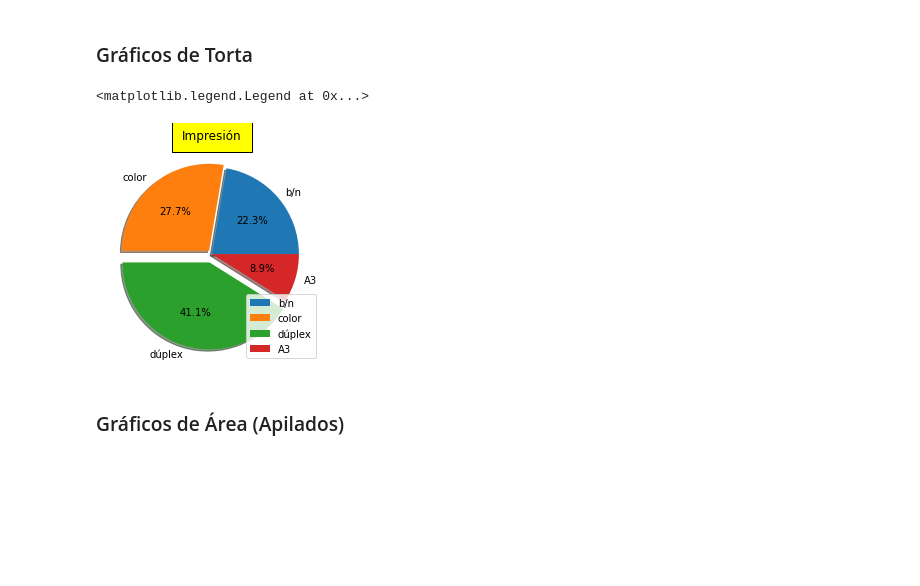
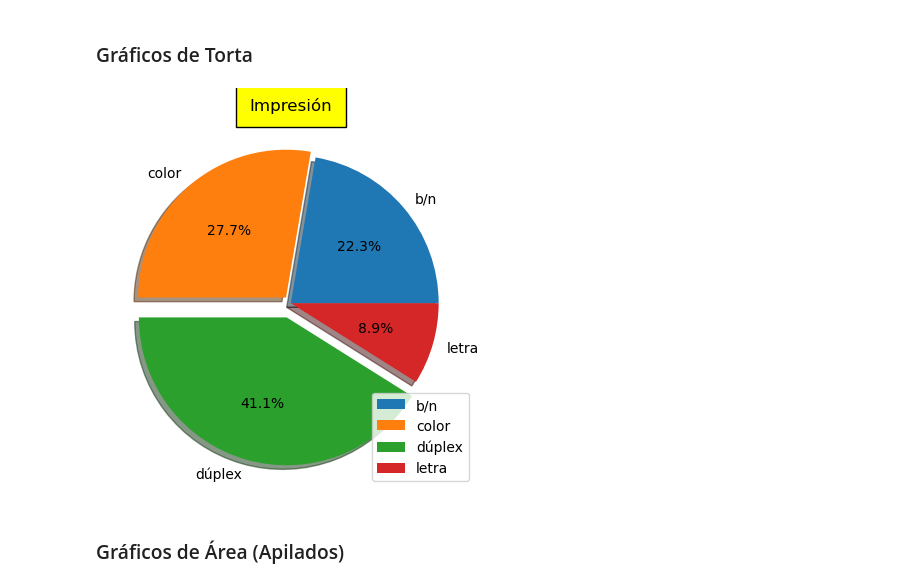
Before and after one commit to wladrod/AprendizajeAutomatico2023, a Jupyter notebook: notebooks/04-TutorialMatplotlib.ipynb, the cells around one changed output. Saved outputs shown, nothing was run; the diff lists cells and outputs as text; code cells hidden in the pictures; blank space fills up the shorter version.

```diff
--- a/notebooks/04-TutorialMatplotlib.ipynb
+++ b/notebooks/04-TutorialMatplotlib.ipynb
@@ -401,15 +400,14 @@ plt.hist(x, bins = 25);  # Dibuja un histograma dividiendo el vector x en 20 int
 ### Gráficos de Torta
 # %%
 plt.figure()
-impr = ["b/n", "color", "dúplex", "A3"]
+impr = ["b/n", "color", "dúplex", "letra"]
 vol = [25, 31, 46, 10]
 expl =(0, 0.05, 0.1, 0)
 plt.pie(vol, explode=expl, labels=impr, autopct='%1.1f%%', shadow=True)
 plt.title("Impresión", bbox={"facecolor":"yellow", "pad":10})
-plt.legend(loc='lower right')
+plt.legend(loc='lower right');
 # %% [output]
-<matplotlib.legend.Legend at 0x...>
-[figure, old version]
+[figure, new version]
 # %% [markdown]
 ### Gráficos de Área (Apilados)
 # %%
```
Also changed, not shown: parts of 28 cells of this notebook, 3 other files.
